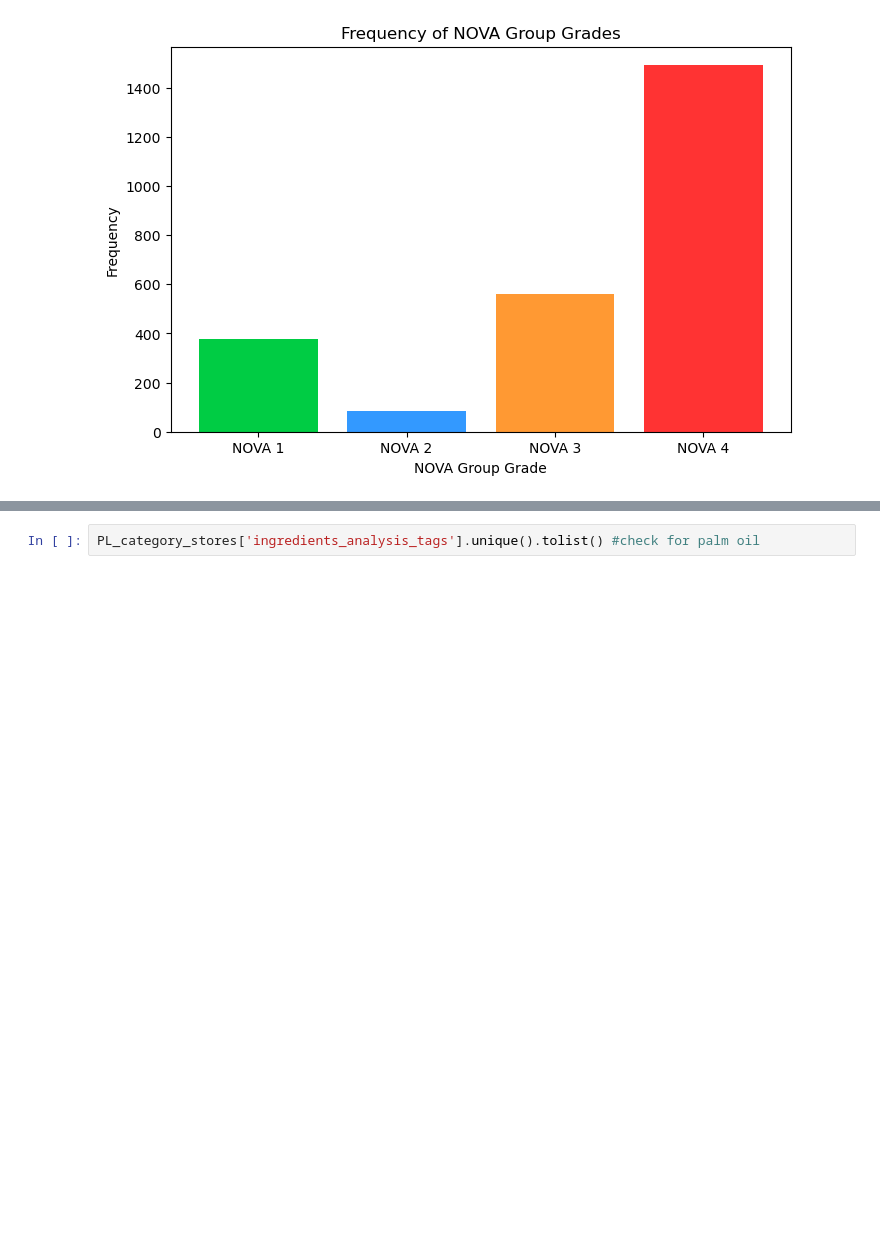
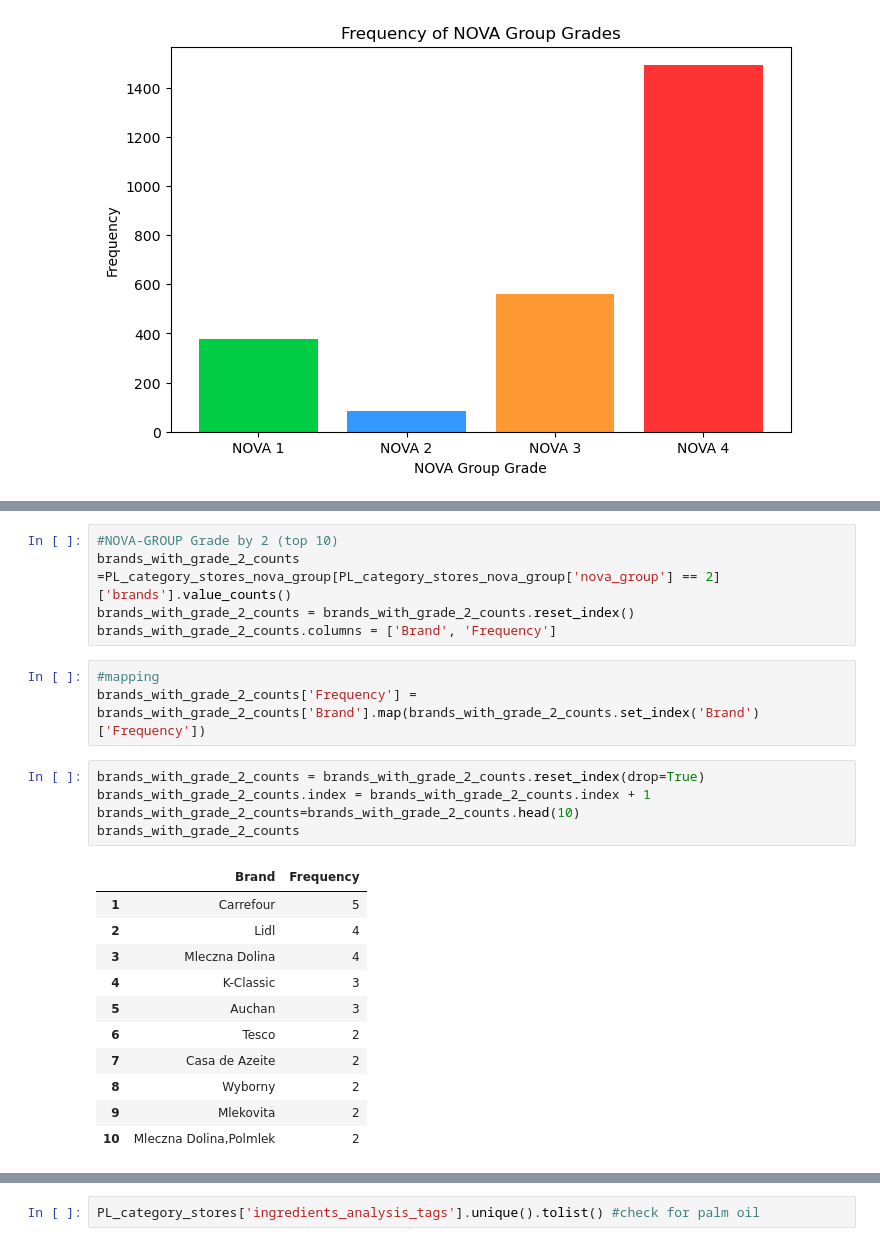
Before and after one commit to KacperWalkusz/Project-Healthy-Food-Analysis, a Jupyter notebook: Healthy food analysis.ipynb, the cells around one changed output, grey strips where cells are left out. Drawn from its saved outputs; the diff is of its cells as text; blank space fills up the shorter version.

```diff
--- a/Healthy food analysis.ipynb
+++ b/Healthy food analysis.ipynb
@@ -439,0 +462,25 @@ plt.show()
+# %%
+#NOVA-GROUP Grade by 2 (top 10)
+brands_with_grade_2_counts =PL_category_stores_nova_group[PL_category_stores_nova_group['nova_group'] == 2]['brands'].value_counts()
+brands_with_grade_2_counts = brands_with_grade_2_counts.reset_index()
+brands_with_grade_2_counts.columns = ['Brand', 'Frequency']
+# %%
+#mapping
+brands_with_grade_2_counts['Frequency'] = brands_with_grade_2_counts['Brand'].map(brands_with_grade_2_counts.set_index('Brand')['Frequency'])
+# %%
+brands_with_grade_2_counts = brands_with_grade_2_counts.reset_index(drop=True)
+brands_with_grade_2_counts.index = brands_with_grade_2_counts.index + 1
+brands_with_grade_2_counts=brands_with_grade_2_counts.head(10)
+brands_with_grade_2_counts
+# %% [output]
+|  | Brand | Frequency |
+| 1 | Carrefour | 5 |
+| 2 | Lidl | 4 |
+| 3 | Mleczna Dolina | 4 |
+| 4 | K-Classic | 3 |
+| 5 | Auchan | 3 |
+| 6 | Tesco | 2 |
+| 7 | Casa de Azeite | 2 |
+| 8 | Wyborny | 2 |
+| 9 | Mlekovita | 2 |
+| 10 | Mleczna Dolina,Polmlek | 2 |
```
Also changed, not shown: parts of 12 cells of this notebook.
